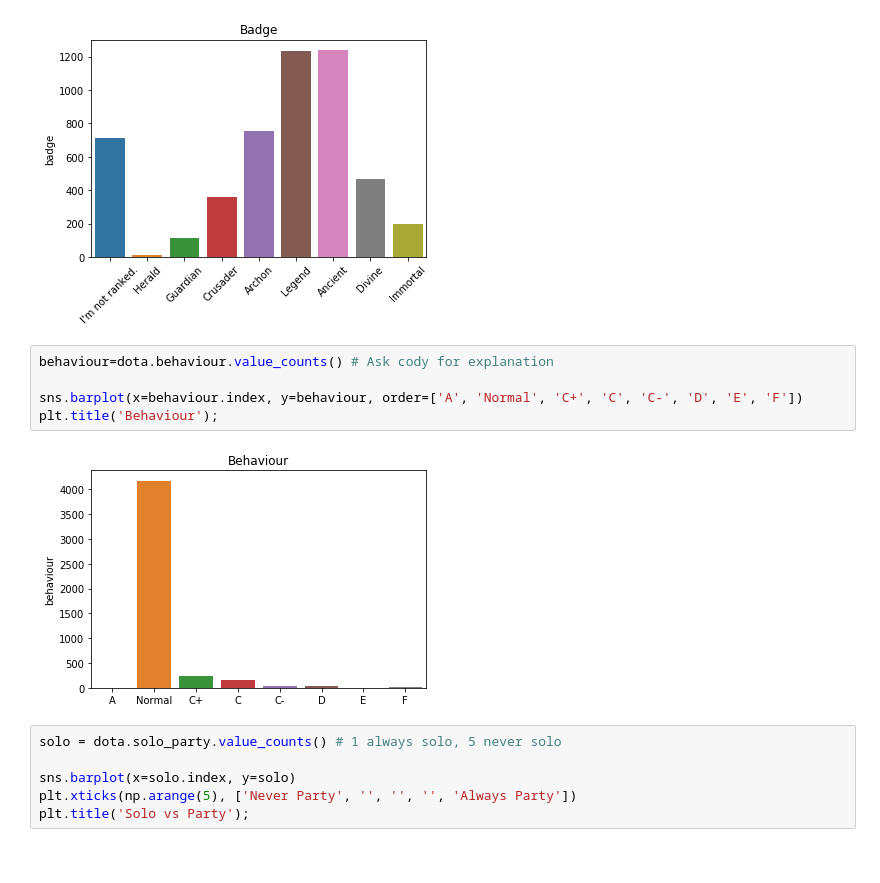
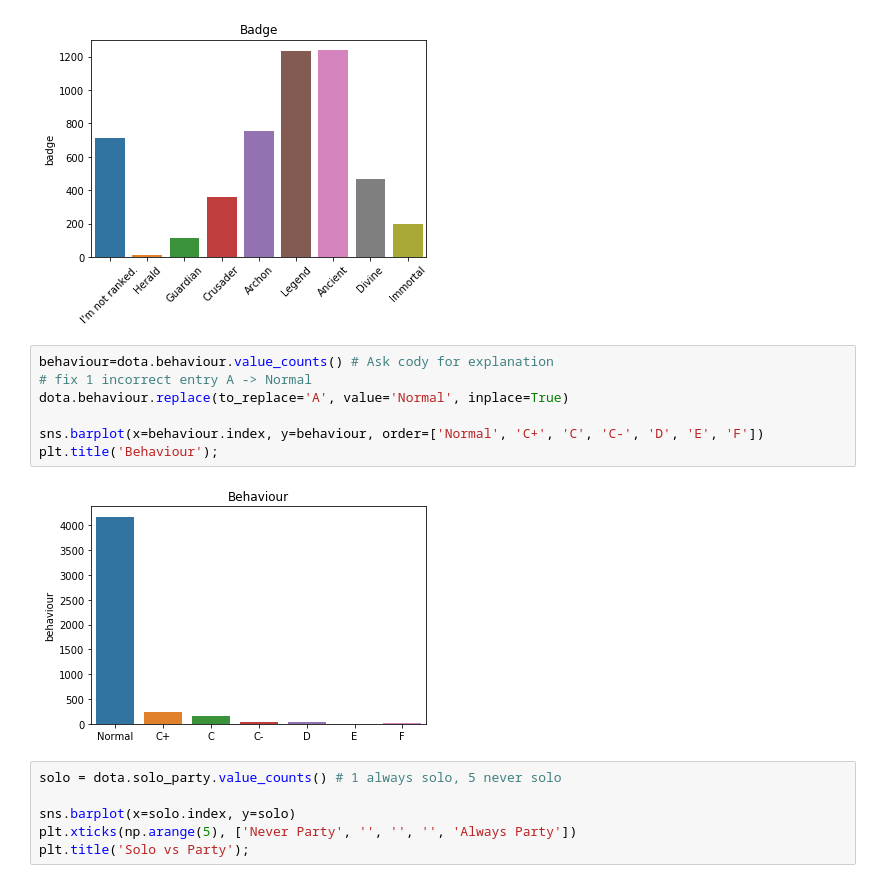
Before and after one commit to Suljin/Dota2-Survey, a Jupyter notebook: Dota2.ipynb, the cells around one changed output. Saved outputs shown, nothing was run; the diff lists cells and outputs as text.

```diff
--- a/Dota2.ipynb
+++ b/Dota2.ipynb
@@ -75,11 +123,13 @@ plt.xticks(rotation=45);
 [figure]
 # %%
 behaviour=dota.behaviour.value_counts() # Ask cody for explanation
+# fix 1 incorrect entry A -> Normal
+dota.behaviour.replace(to_replace='A', value='Normal', inplace=True)
 
-sns.barplot(x=behaviour.index, y=behaviour, order=['A', 'Normal', 'C+', 'C', 'C-', 'D', 'E', 'F'])
+sns.barplot(x=behaviour.index, y=behaviour, order=['Normal', 'C+', 'C', 'C-', 'D', 'E', 'F'])
 plt.title('Behaviour');
 # %% [output]
-[figure, old version]
+[figure, new version]
 # %%
 solo = dota.solo_party.value_counts() # 1 always solo, 5 never solo
 
```
Also changed, not shown: parts of 103 cells of this notebook.
